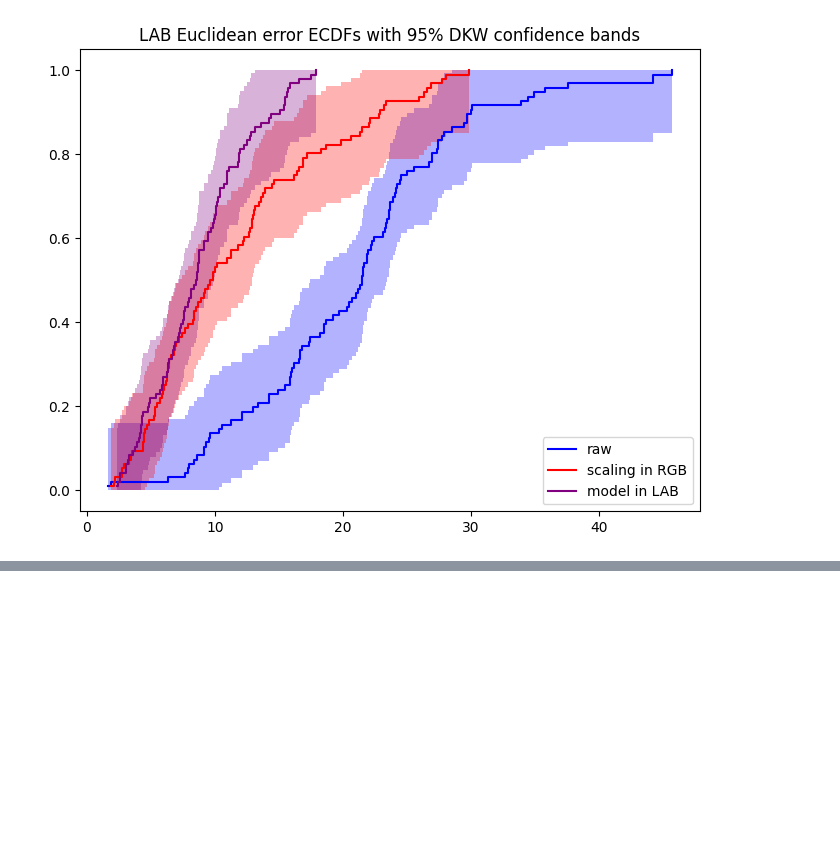
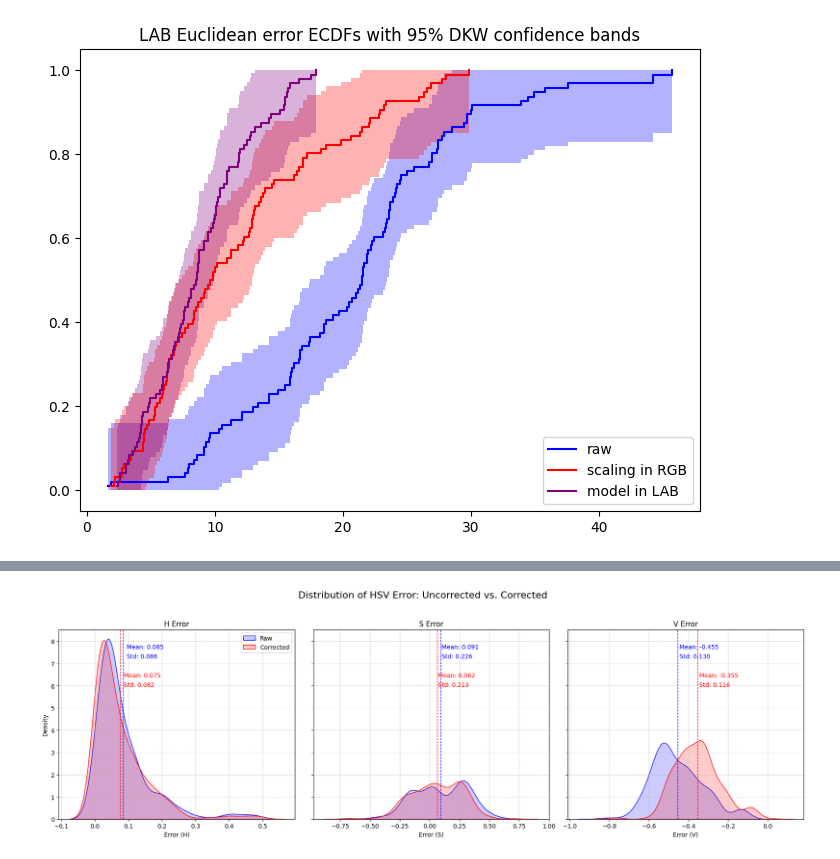
Before and after one commit to takiisme/Colormeter, a Jupyter notebook: presentation.ipynb, the cells around one changed output, grey strips where cells are left out. Saved outputs shown, nothing was run; the diff lists cells and outputs as text; code cells hidden in the pictures; blank space fills up the shorter version.

```diff
--- a/presentation.ipynb
+++ b/presentation.ipynb
@@ -233,0 +338,7 @@ plt.show()
+# %%
+# Model trained on daylight data applied to dark data
+df_dark_model_lab = corrector_model_lab.apply_correction(df_dark.copy())
+df_dark_model_rgb = convert_to_rgb(df_dark_model_lab, "correction_r4_", from_space=ColorSpace.LAB)
+plotHSV(df_dark_model_lab);
+# %% [output]
+[figure, added]
```
Also changed, not shown: parts of 14 cells of this notebook, 1 other file.
